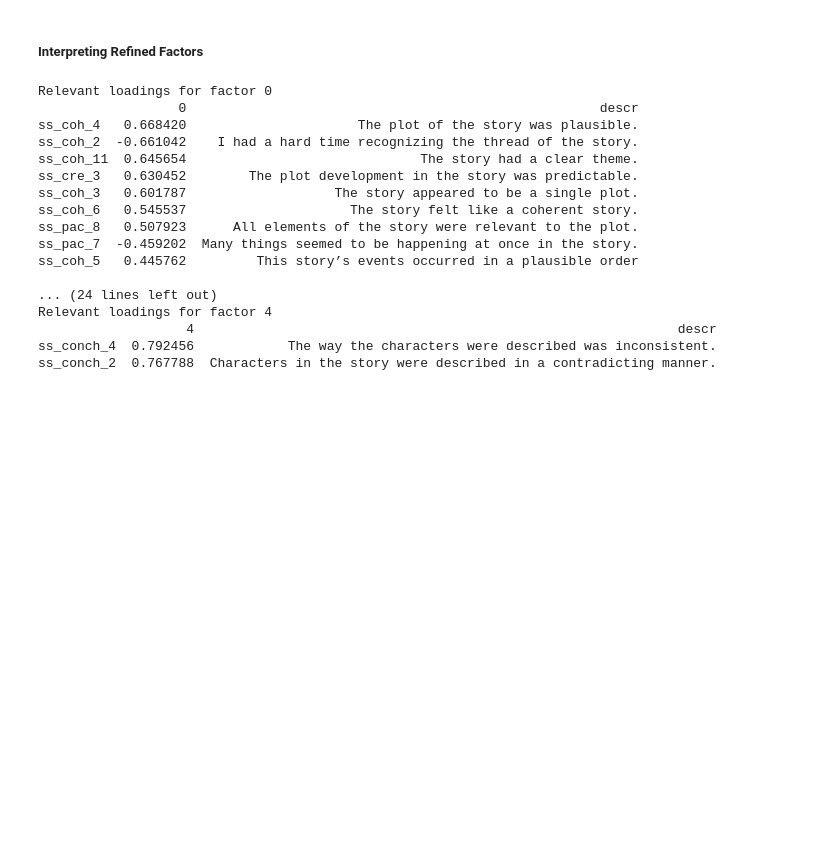
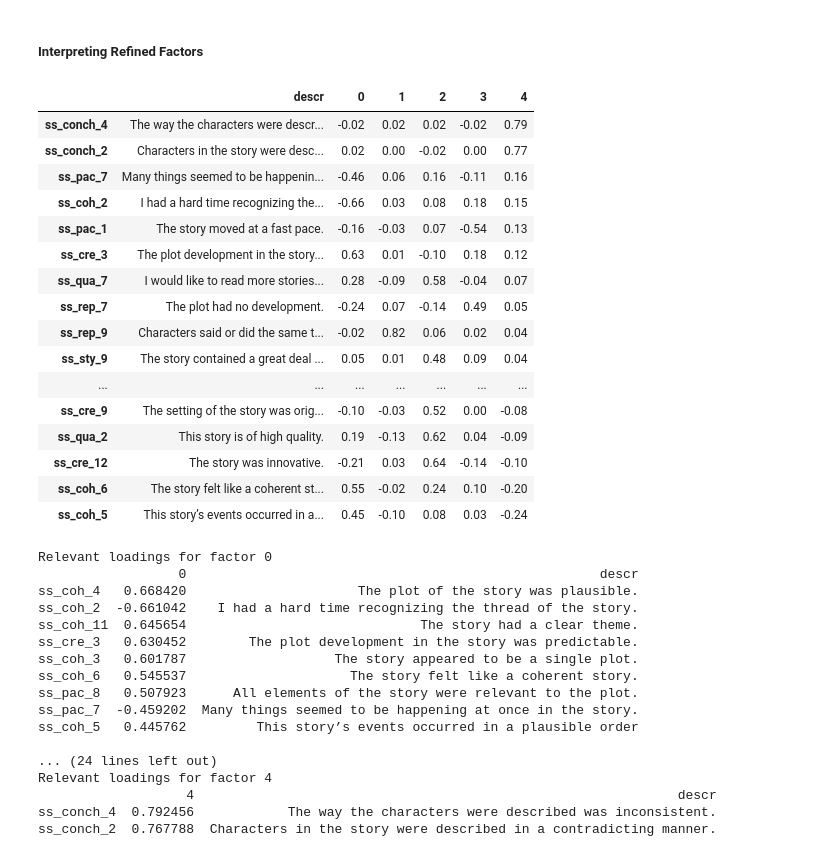
Before and after one commit to MWiechmann/ai_story_scale, a Jupyter notebook: study1_scale_construction/step_2_scale_construction_efa.ipynb, the cells around one changed output. Cells and saved outputs as stored; diff of their text form; code cells hidden in the pictures; blank space fills up the shorter version.

```diff
--- a/study1_scale_construction/step_2_scale_construction_efa.ipynb
+++ b/study1_scale_construction/step_2_scale_construction_efa.ipynb
@@ -939,6 +943,32 @@ No Heywood case found.
 Time to have a look at the factors.
 # %% [markdown]
 ##### Interpreting Refined Factors
+# %%
+# Interpreting revised 5 factors
+efa_5_2 = five_facs_2[0]
+items_5_2 = five_facs_2[1]
+
+test = pd.DataFrame(data = efa_5_2.loadings_, index = items_5_2)
+test.insert(0, "descr", test.index.map(items_descr))
+test.round(2).sort_values(by=4, ascending=False)
+# %% [output]
+|  | descr | 0 | 1 | 2 | 3 | 4 |
+| ss_conch_4 | The way the characters were descr... | -0.02 | 0.02 | 0.02 | -0.02 | 0.79 |
+| ss_conch_2 | Characters in the story were desc... | 0.02 | 0.00 | -0.02 | 0.00 | 0.77 |
+| ss_pac_7 | Many things seemed to be happenin... | -0.46 | 0.06 | 0.16 | -0.11 | 0.16 |
+| ss_coh_2 | I had a hard time recognizing the... | -0.66 | 0.03 | 0.08 | 0.18 | 0.15 |
+| ss_pac_1 | The story moved at a fast pace. | -0.16 | -0.03 | 0.07 | -0.54 | 0.13 |
+| ss_cre_3 | The plot development in the story... | 0.63 | 0.01 | -0.10 | 0.18 | 0.12 |
+| ss_qua_7 | I would like to read more stories... | 0.28 | -0.09 | 0.58 | -0.04 | 0.07 |
+| ss_rep_7 | The plot had no development. | -0.24 | 0.07 | -0.14 | 0.49 | 0.05 |
+| ss_rep_9 | Characters said or did the same t... | -0.02 | 0.82 | 0.06 | 0.02 | 0.04 |
+| ss_sty_9 | The story contained a great deal ... | 0.05 | 0.01 | 0.48 | 0.09 | 0.04 |
+| ... | ... | ... | ... | ... | ... | ... |
+| ss_cre_9 | The setting of the story was orig... | -0.10 | -0.03 | 0.52 | 0.00 | -0.08 |
+| ss_qua_2 | This story is of high quality. | 0.19 | -0.13 | 0.62 | 0.04 | -0.09 |
+| ss_cre_12 | The story was innovative. | -0.21 | 0.03 | 0.64 | -0.14 | -0.10 |
+| ss_coh_6 | The story felt like a coherent st... | 0.55 | -0.02 | 0.24 | 0.10 | -0.20 |
+| ss_coh_5 | This story’s events occurred in a... | 0.45 | -0.10 | 0.08 | 0.03 | -0.24 |
 # %%
 # Interpreting revised 5 factors
 efa_5_2 = five_facs_2[0]
```
Also changed, not shown: parts of 9 cells of this notebook, 5 other files.
